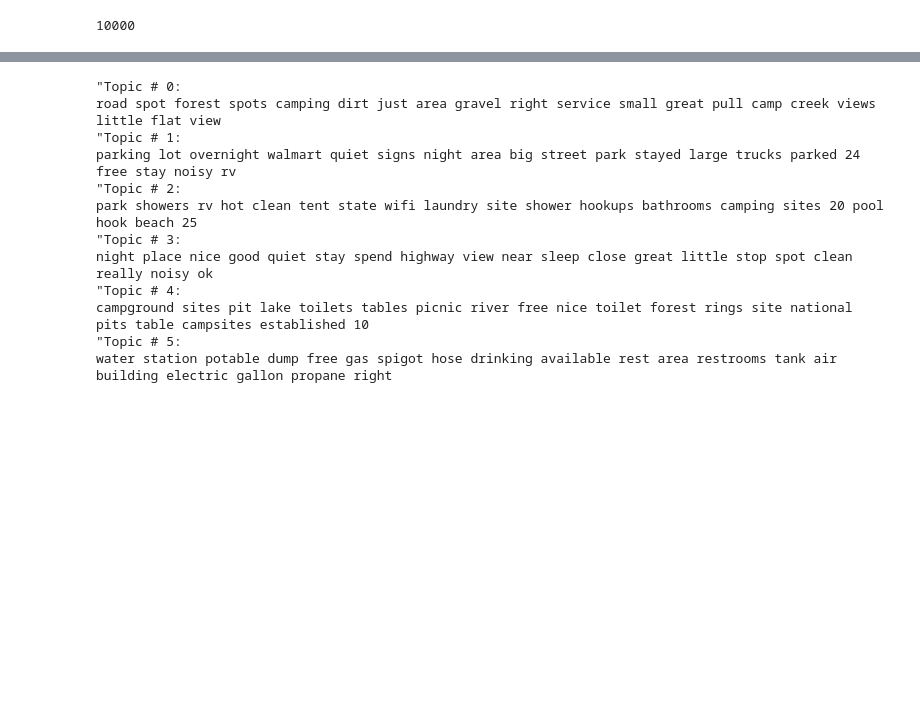
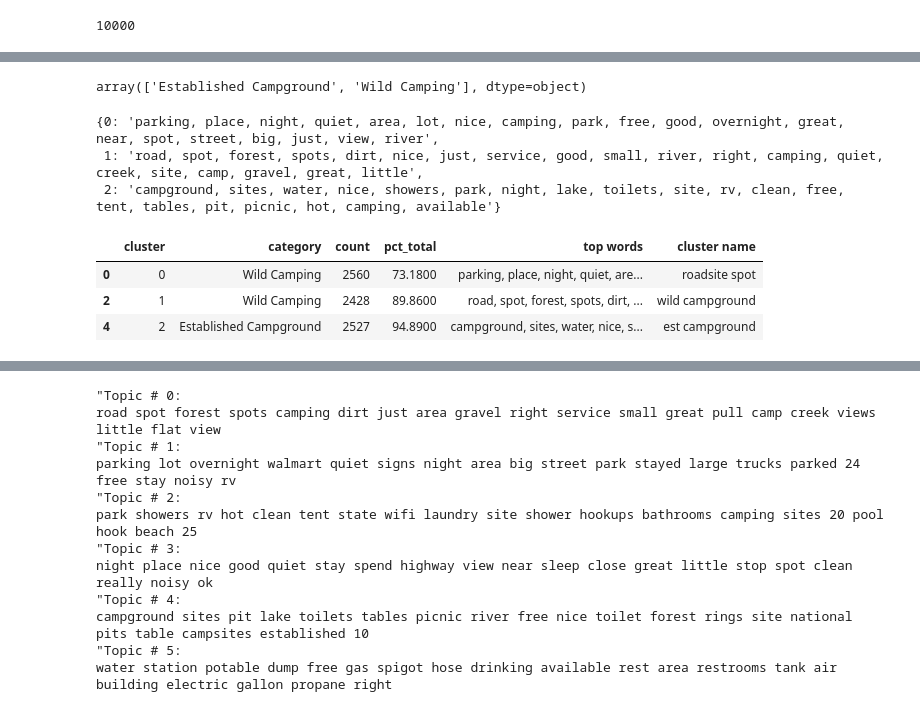
Before and after one commit to paultanger/CampsitePredict, a Jupyter notebook: notebooks/NLP_of_descriptions.ipynb, the cells around one changed output, grey strips where cells are left out. Drawn from its saved outputs; the diff is of its cells as text; code cells hidden in the pictures; blank space fills up the shorter version.

```diff
--- a/notebooks/NLP_of_descriptions.ipynb
+++ b/notebooks/NLP_of_descriptions.ipynb
@@ -313,0 +312,4 @@ all_data_cat_summary
+# %%
+data_wild_est['Category'].unique()
+# %% [output]
+array(['Established Campground', 'Wild Camping'], dtype=object)
@@ -313,0 +324,13 @@ all_data_cat_summary
+# %%
+wild_est_cluster_feats
+# %% [output]
+{0: 'parking, place, night, quiet, area, lot, nice, camping, park, free, good, overnight, great, near, spot, street, big, just, view, river',
+ 1: 'road, spot, forest, spots, dirt, nice, just, service, good, small, river, right, camping, quiet, creek, site, camp, gravel, great, little',
+ 2: 'campground, sites, water, nice, showers, park, night, lake, toilets, site, rv, clean, free, tent, tables, pit, picnic, hot, camping, available'}
+# %%
+wild_est_data_cat_summary
+# %% [output]
+|  | cluster | category | count | pct_total | top words | cluster name |
+| 0 | 0 | Wild Camping | 2560 | 73.1800 | parking, place, night, quiet, are... | roadsite spot |
+| 2 | 1 | Wild Camping | 2428 | 89.8600 | road, spot, forest, spots, dirt, ... | wild campground |
+| 4 | 2 | Established Campground | 2527 | 94.8900 | campground, sites, water, nice, s... | est campground |
```
Also changed, not shown: parts of 10 cells of this notebook.
